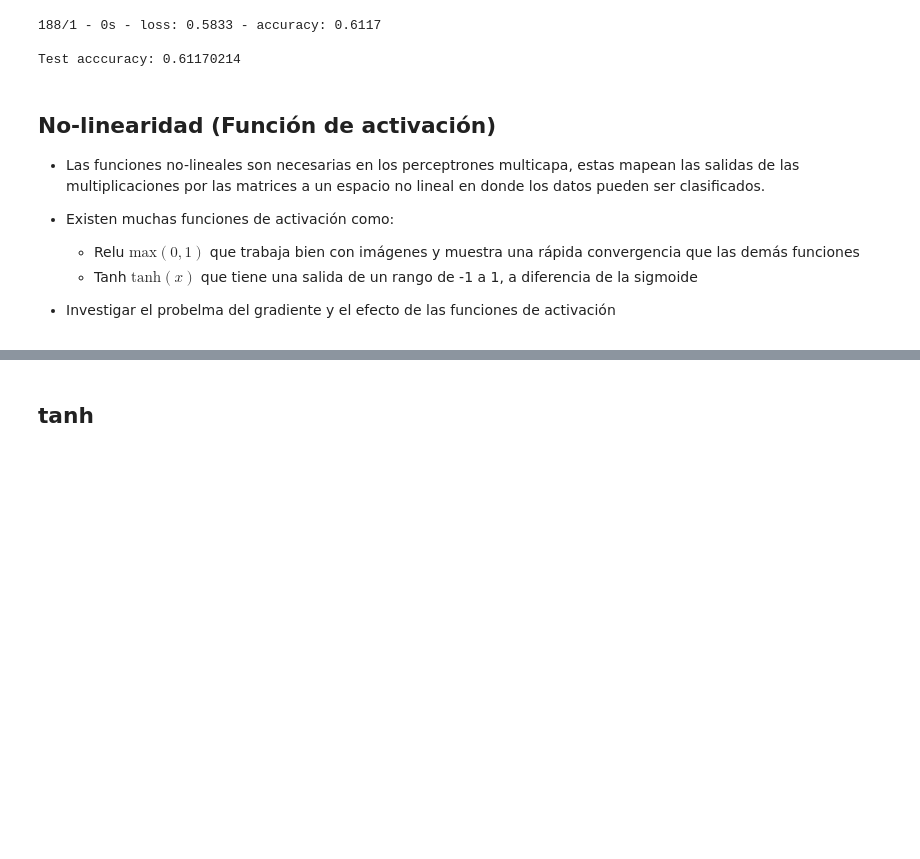
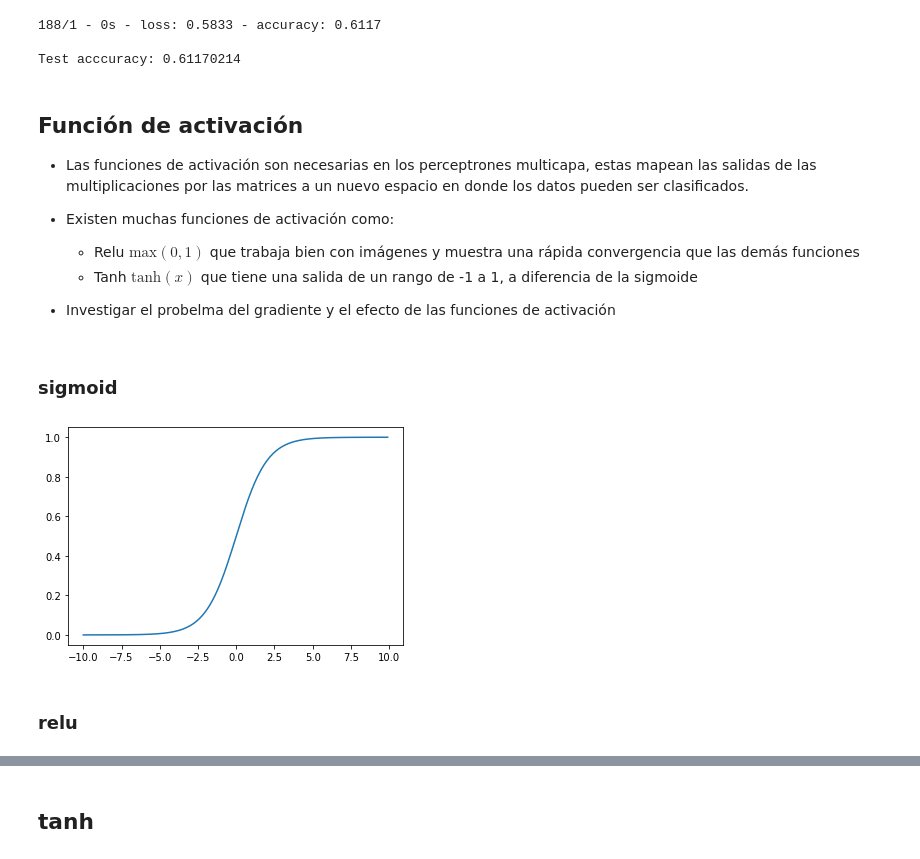
Before and after one commit to marte8870/MachineLearning_Tensorflow2.0, a Jupyter notebook: 4.PerceptrónMulticapa-Regularización/Costo-Activación.ipynb, the cells around one changed output, grey strips where cells are left out. Drawn from its saved outputs; the diff is of its cells as text; code cells hidden in the pictures; blank space fills up the shorter version.

```diff
--- a/4.PerceptrónMulticapa-Regularización/Costo-Activación.ipynb
+++ b/4.PerceptrónMulticapa-Regularización/Costo-Activación.ipynb
@@ -109,8 +109,8 @@ print('\nTest acccuracy:', test_acc)
 
 Test acccuracy: 0.61170214
 # %% [markdown]
-## No-linearidad (Función de activación)
-- Las funciones no-lineales son necesarias en los perceptrones multicapa, estas mapean las salidas de las multiplicaciones por las matrices a un espacio no lineal en donde los datos pueden ser clasificados.
+## Función de activación
+- Las funciones de activación son necesarias en los perceptrones multicapa, estas mapean las salidas de las multiplicaciones por las matrices a un nuevo espacio en donde los datos pueden ser clasificados.
 - Existen muchas funciones de activación como:
     - Relu $\text{max}(0,1)$ que trabaja bien con imágenes y muestra una rápida convergencia que las demás funciones
     - Tanh $\text{tanh}(x)$ que tiene una salida de un rango de -1 a 1, a diferencia de la sigmoide
@@ -118,0 +123,15 @@ Test acccuracy: 0.61170214
+# %% [markdown]
+### sigmoid
+# %%
+def sigmoid(x):
+    return 1/(1 + np.exp(-x))
+# %%
+x = np.arange(-10, 10, .1)
+y = list(map(sigmoid, x))
+
+plt.plot(x, y)
+plt.show()
+# %% [output]
+[figure, added]
+# %% [markdown]
+### relu
```
Also changed, not shown: parts of 5 cells of this notebook, 1 other file.
